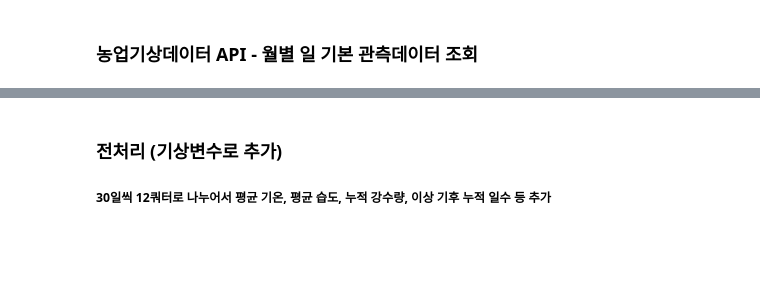
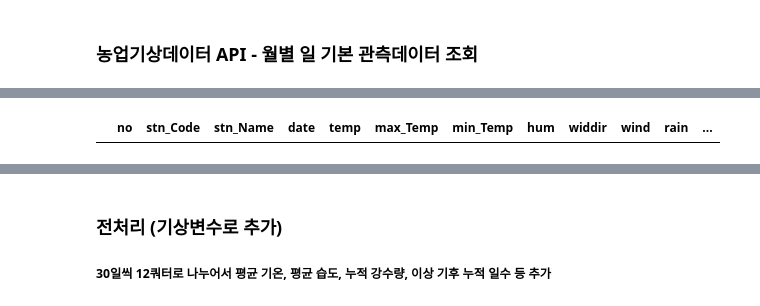
Before and after one commit to HyeonUk1504/JangbogoProject, a Jupyter notebook: develop/weather_.ipynb, the cells around one changed output, grey strips where cells are left out. Drawn from its saved outputs; the diff is of its cells as text; code cells hidden in the pictures; blank space fills up the shorter version.

```diff
--- a/develop/weather_.ipynb
+++ b/develop/weather_.ipynb
@@ -338,3 +322,7 @@ weather
+# %%
+weather[weather.stn_Code == '5348330']
+# %% [output]
+|  | no | stn_Code | stn_Name | date | temp | max_Temp | min_Temp | hum | widdir | wind | rain | ... |
 # %%
 error
 # %% [output]
```
Also changed, not shown: parts of 12 cells of this notebook.
